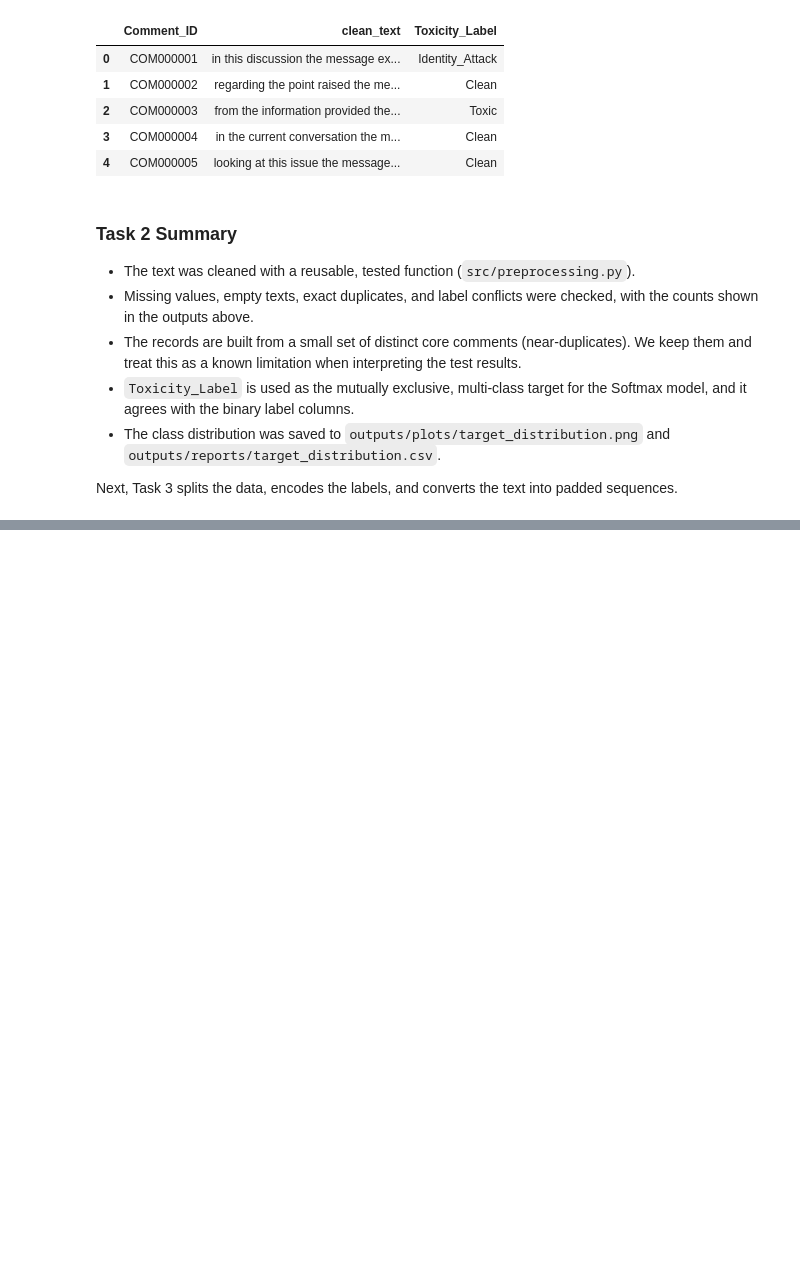
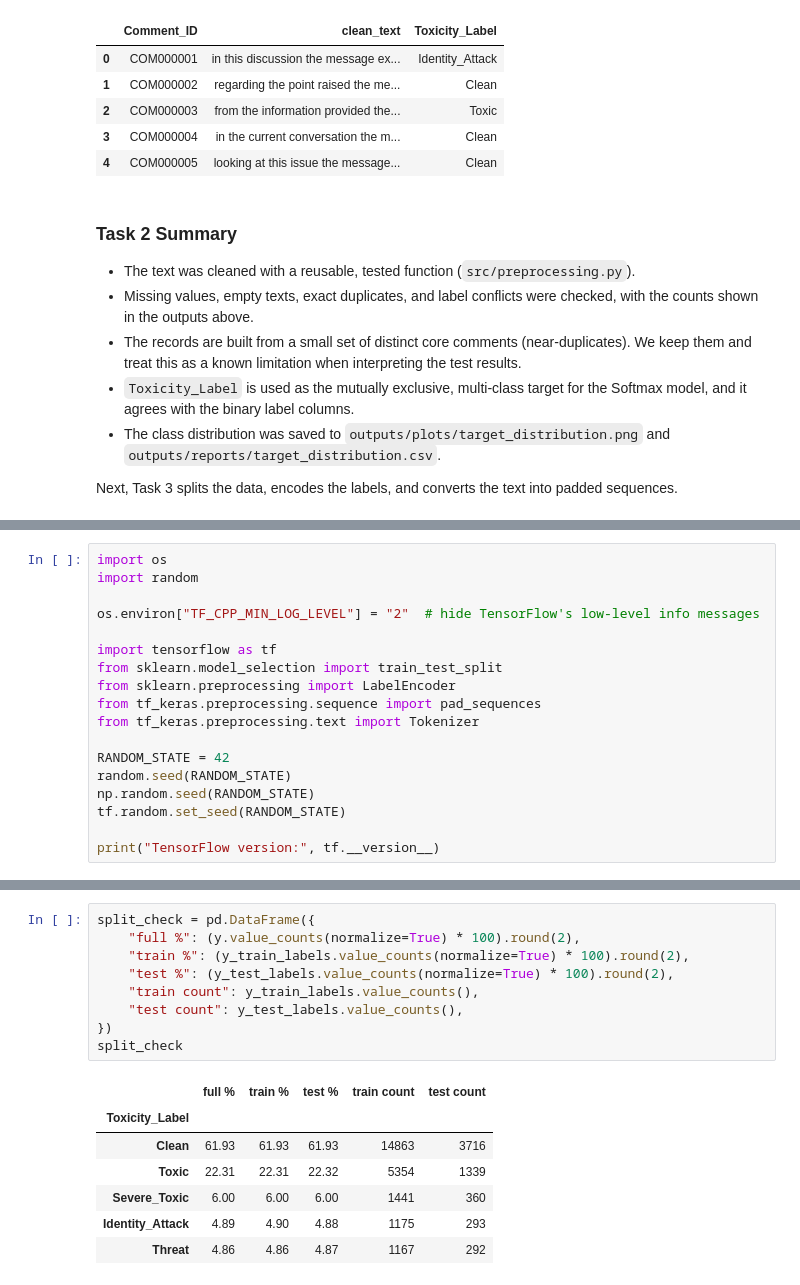
Before and after one commit to ah0890/toxic-comment-classification-dl, a Jupyter notebook: notebooks/toxic_comment_classification.ipynb, the cells around one changed output, grey strips where cells are left out. Saved outputs shown, nothing was run; the diff lists cells and outputs as text; blank space fills up the shorter version.

```diff
--- a/notebooks/toxic_comment_classification.ipynb
+++ b/notebooks/toxic_comment_classification.ipynb
@@ -710,0 +732,18 @@ Next, Task 3 splits the data, encodes the labels, and converts the text into pad
+# %%
+import os
+import random
+
+os.environ["TF_CPP_MIN_LOG_LEVEL"] = "2"  # hide TensorFlow's low-level info messages
+
+import tensorflow as tf
+from sklearn.model_selection import train_test_split
+from sklearn.preprocessing import LabelEncoder
+from tf_keras.preprocessing.sequence import pad_sequences
+from tf_keras.preprocessing.text import Tokenizer
+
+RANDOM_STATE = 42
+random.seed(RANDOM_STATE)
+np.random.seed(RANDOM_STATE)
+tf.random.set_seed(RANDOM_STATE)
+
+print("TensorFlow version:", tf.__version__)
@@ -710,0 +779,17 @@ Next, Task 3 splits the data, encodes the labels, and converts the text into pad
+# %%
+split_check = pd.DataFrame({
+    "full %": (y.value_counts(normalize=True) * 100).round(2),
+    "train %": (y_train_labels.value_counts(normalize=True) * 100).round(2),
+    "test %": (y_test_labels.value_counts(normalize=True) * 100).round(2),
+    "train count": y_train_labels.value_counts(),
+    "test count": y_test_labels.value_counts(),
+})
+split_check
+# %% [output]
+|  | full % | train % | test % | train count | test count |
+| Toxicity_Label |  |  |  |  |  |
+| Clean | 61.93 | 61.93 | 61.93 | 14863 | 3716 |
+| Toxic | 22.31 | 22.31 | 22.32 | 5354 | 1339 |
+| Severe_Toxic | 6.00 | 6.00 | 6.00 | 1441 | 360 |
+| Identity_Attack | 4.89 | 4.90 | 4.88 | 1175 | 293 |
+| Threat | 4.86 | 4.86 | 4.87 | 1167 | 292 |
```
Also changed, not shown: parts of 25 cells of this notebook, 2 other files.
